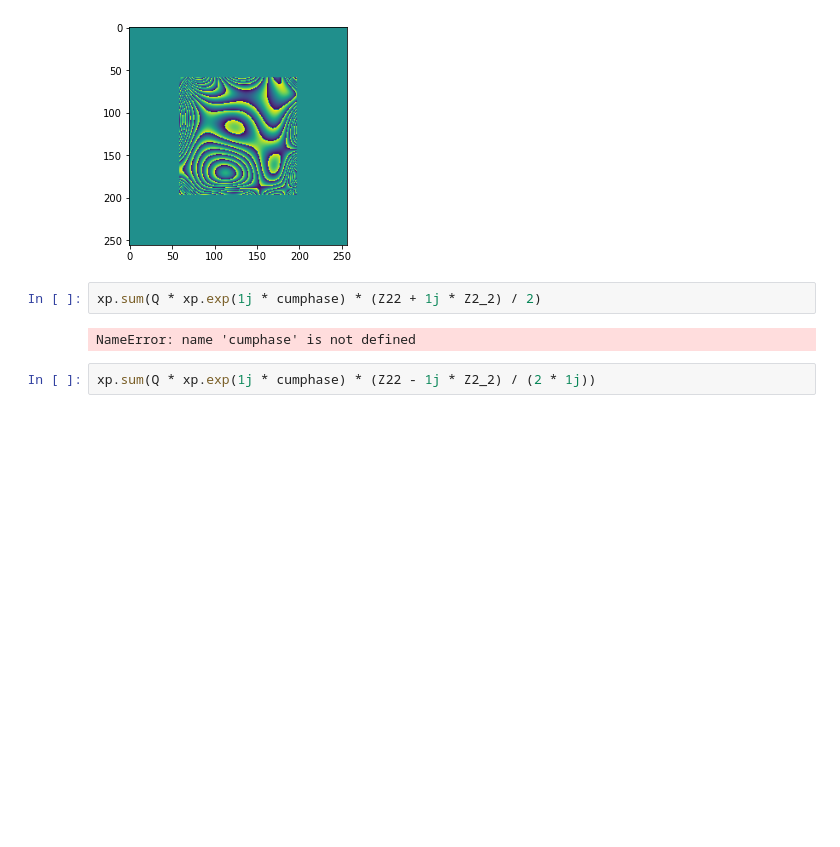
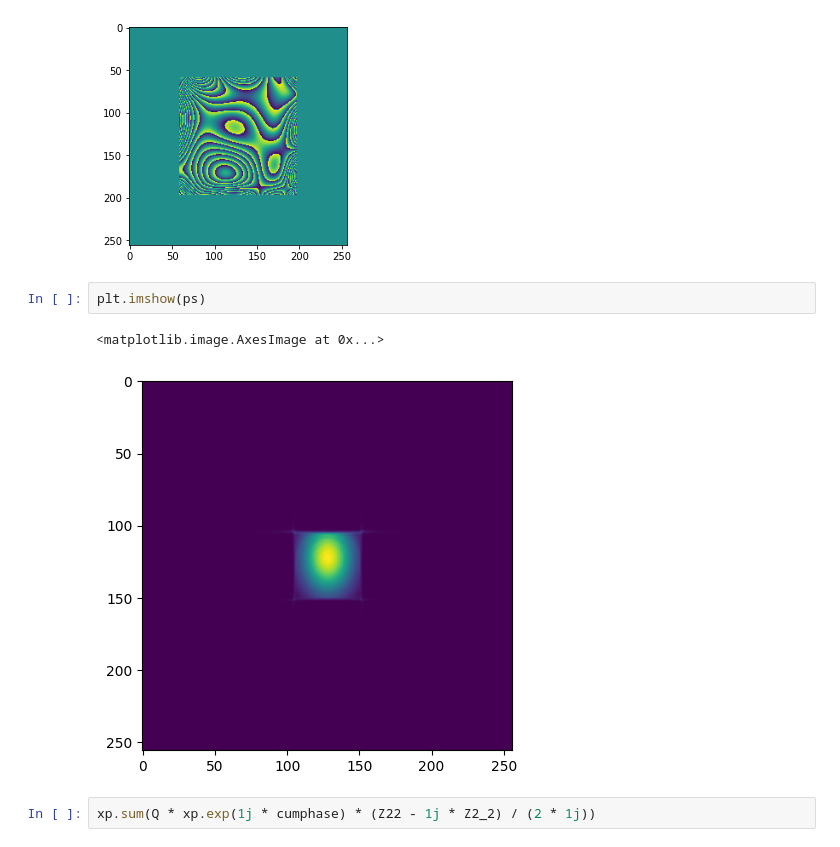
Before and after one commit to imperial-photonics/HexSimInstrument, a Jupyter notebook: R11SLM_correction_simulation_Chebyshev.ipynb, the cells around one changed output. Drawn from its saved outputs; the diff is of its cells as text; blank space fills up the shorter version.

```diff
--- a/R11SLM_correction_simulation_Chebyshev.ipynb
+++ b/R11SLM_correction_simulation_Chebyshev.ipynb
@@ -386,9 +392,10 @@ plt.imshow(np.angle(Q * np.exp(1j * cuml_phase)))
 <matplotlib.image.AxesImage at 0x...>
 [figure]
 # %%
-xp.sum(Q * xp.exp(1j * cumphase) * (Z22 + 1j * Z2_2) / 2)
+plt.imshow(ps)
 # %% [output]
-NameError: name 'cumphase' is not defined
+<matplotlib.image.AxesImage at 0x...>
+[figure, added]
 # %%
 xp.sum(Q * xp.exp(1j * cumphase) * (Z22 - 1j * Z2_2) / (2 * 1j))
 # %%
```
Also changed, not shown: parts of 7 cells of this notebook.
